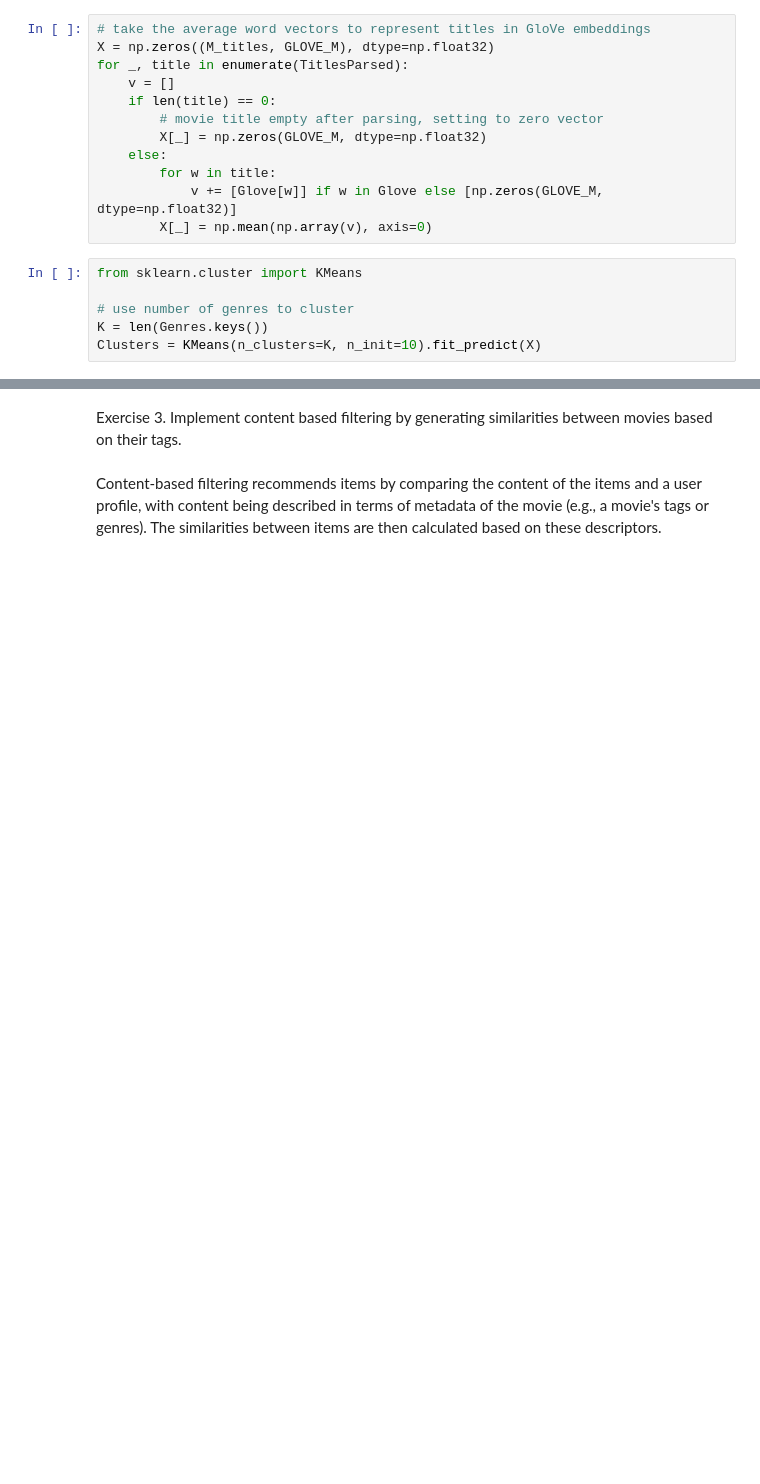
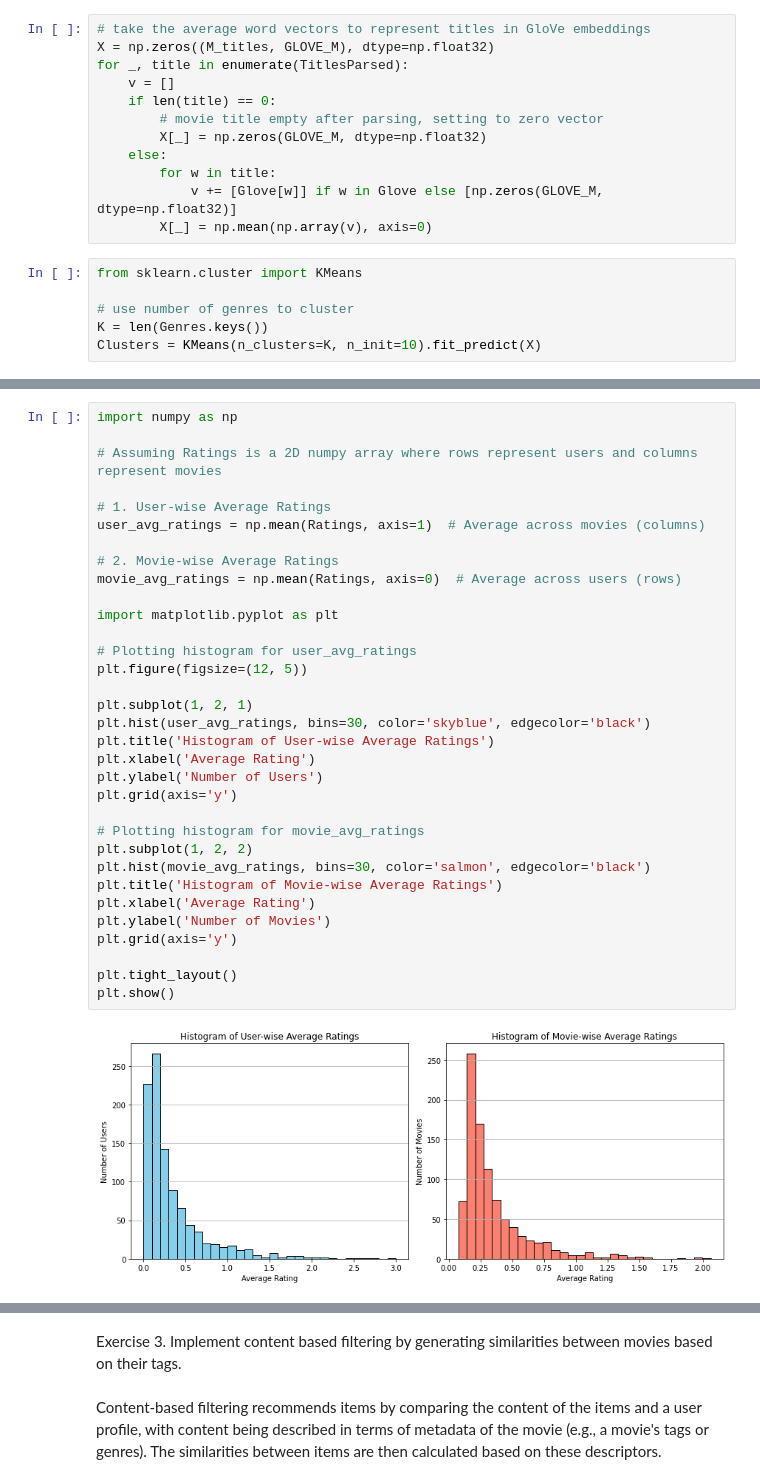
Before and after one commit to rsadaphule/jhu-aaml, a Jupyter notebook: Module01_aml_recommender_sadaphule.ipynb, the cells around one changed output, grey strips where cells are left out. Saved outputs shown, nothing was run; the diff lists cells and outputs as text; blank space fills up the shorter version.

```diff
--- a/Module01_aml_recommender_sadaphule.ipynb
+++ b/Module01_aml_recommender_sadaphule.ipynb
@@ -484,3 +518,38 @@ for _, g in enumerate(TitleGenres):
+# %%
+import numpy as np
+
+# Assuming Ratings is a 2D numpy array where rows represent users and columns represent movies
+
+# 1. User-wise Average Ratings
+user_avg_ratings = np.mean(Ratings, axis=1)  # Average across movies (columns)
+
+# 2. Movie-wise Average Ratings
+movie_avg_ratings = np.mean(Ratings, axis=0)  # Average across users (rows)
+
+import matplotlib.pyplot as plt
+
+# Plotting histogram for user_avg_ratings
+plt.figure(figsize=(12, 5))
+
+plt.subplot(1, 2, 1)
+plt.hist(user_avg_ratings, bins=30, color='skyblue', edgecolor='black')
+plt.title('Histogram of User-wise Average Ratings')
+plt.xlabel('Average Rating')
+plt.ylabel('Number of Users')
+plt.grid(axis='y')
+
+# Plotting histogram for movie_avg_ratings
+plt.subplot(1, 2, 2)
+plt.hist(movie_avg_ratings, bins=30, color='salmon', edgecolor='black')
+plt.title('Histogram of Movie-wise Average Ratings')
+plt.xlabel('Average Rating')
+plt.ylabel('Number of Movies')
+plt.grid(axis='y')
+
+plt.tight_layout()
+plt.show()
+# %% [output]
+[figure, added]
 # %% [markdown]
 Question: How do you assess the performance of this clustering?
 
```
Also changed, not shown: parts of 15 cells of this notebook.
